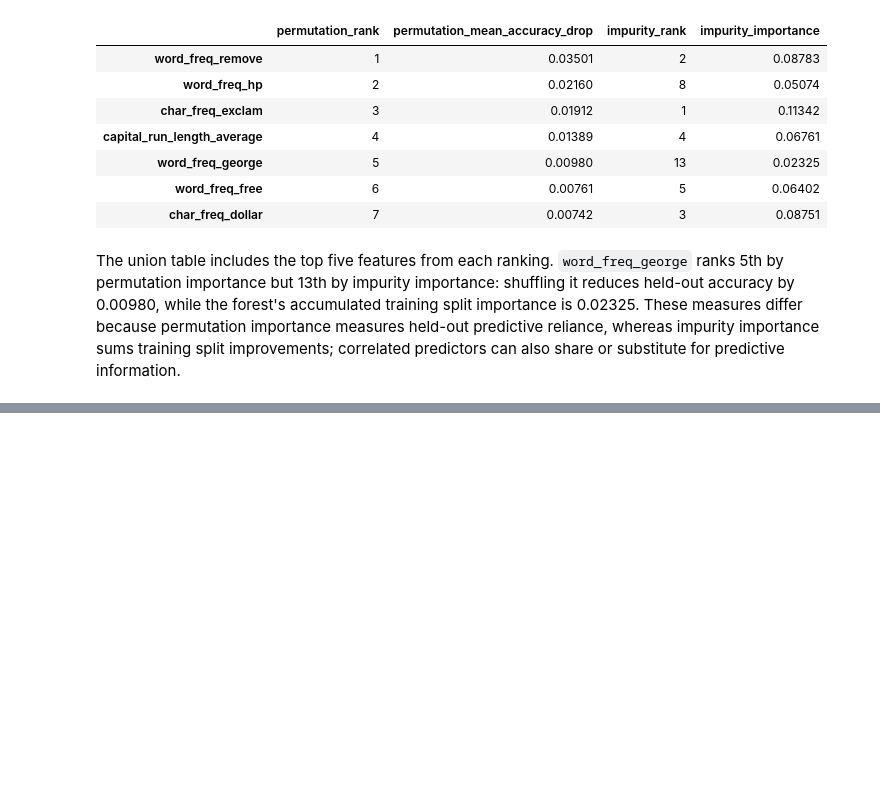
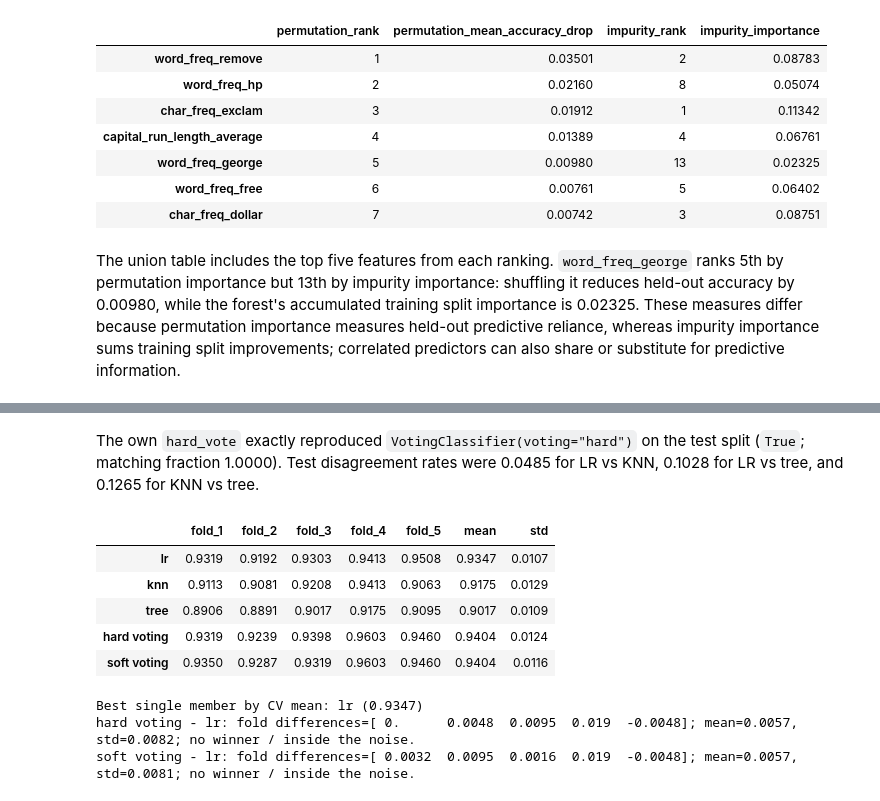
Before and after one commit to NurdauletZhussip-tech/zhussip_ML_task_4, a Jupyter notebook: zhussip_task4.ipynb, the cells around one changed output, grey strips where cells are left out. Cells and saved outputs as stored; diff of their text form; code cells hidden in the pictures; blank space fills up the shorter version.

Commit message:
part3: hard_vote, disagreement table, voting CV

```diff
--- a/zhussip_task4.ipynb
+++ b/zhussip_task4.ipynb
@@ -341,0 +422,42 @@ The union table includes the top five features from each ranking. `word_freq_geo
+# %% [markdown]
+The own `hard_vote` exactly reproduced `VotingClassifier(voting="hard")` on the test split (`True`; matching fraction 1.0000). Test disagreement rates were 0.0485 for LR vs KNN, 0.1028 for LR vs tree, and 0.1265 for KNN vs tree.
+# %%
+hard_voting = VotingClassifier(members, voting="hard")
+soft_voting = VotingClassifier(members, voting="soft")
+voting_models = {"lr": lr, "knn": knn, "tree": tree,
+                 "hard voting": hard_voting, "soft voting": soft_voting}
+voting_fold_scores = {
+    name: cross_validate(model, X_train, y_train, cv=cv, scoring="accuracy")["test_score"]
+    for name, model in voting_models.items()
+}
+voting_cv_table = pd.DataFrame(
+    {name: scores for name, scores in voting_fold_scores.items()},
+    index=[f"fold_{i}" for i in range(1, cv.get_n_splits() + 1)],
+).T
+voting_cv_table["mean"] = [voting_fold_scores[name].mean() for name in voting_cv_table.index]
+voting_cv_table["std"] = [voting_fold_scores[name].std() for name in voting_cv_table.index]
+display(voting_cv_table.round(4))
+
+member_means = {name: voting_fold_scores[name].mean() for name in ("lr", "knn", "tree")}
+best_member = max(member_means, key=member_means.get)
+print(f"Best single member by CV mean: {best_member} ({member_means[best_member]:.4f})")
+paired_voting_differences = {}
+for voter_name in ("hard voting", "soft voting"):
+    differences = voting_fold_scores[voter_name] - voting_fold_scores[best_member]
+    paired_voting_differences[voter_name] = differences
+    judgement = "no winner / inside the noise" if abs(differences.mean()) <= differences.std() else (
+        "voting is higher outside the fold spread" if differences.mean() > 0 else
+        "best member is higher outside the fold spread"
+    )
+    print(f"{voter_name} - {best_member}: fold differences={np.round(differences, 4)}; "
+          f"mean={differences.mean():.4f}, std={differences.std():.4f}; {judgement}.")
+# %% [output]
+|  | fold_1 | fold_2 | fold_3 | fold_4 | fold_5 | mean | std |
+| lr | 0.9319 | 0.9192 | 0.9303 | 0.9413 | 0.9508 | 0.9347 | 0.0107 |
+| knn | 0.9113 | 0.9081 | 0.9208 | 0.9413 | 0.9063 | 0.9175 | 0.0129 |
+| tree | 0.8906 | 0.8891 | 0.9017 | 0.9175 | 0.9095 | 0.9017 | 0.0109 |
+| hard voting | 0.9319 | 0.9239 | 0.9398 | 0.9603 | 0.9460 | 0.9404 | 0.0124 |
+| soft voting | 0.9350 | 0.9287 | 0.9319 | 0.9603 | 0.9460 | 0.9404 | 0.0116 |
+Best single member by CV mean: lr (0.9347)
+hard voting - lr: fold differences=[ 0.      0.0048  0.0095  0.019  -0.0048]; mean=0.0057, std=0.0082; no winner / inside the noise.
+soft voting - lr: fold differences=[ 0.0032  0.0095  0.0016  0.019  -0.0048]; mean=0.0057, std=0.0081; no winner / inside the noise.
```
Also changed, not shown: parts of 6 cells of this notebook.
